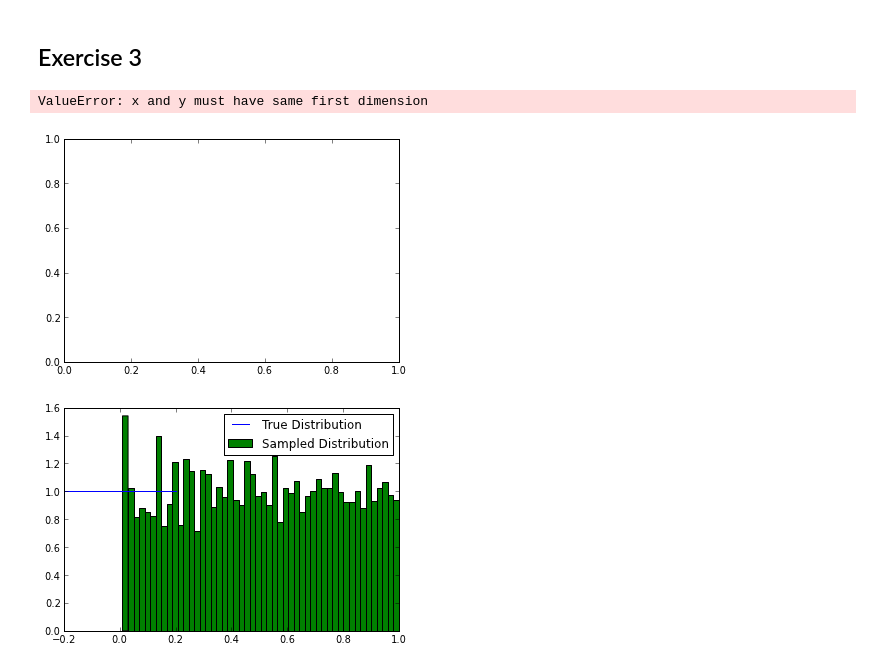
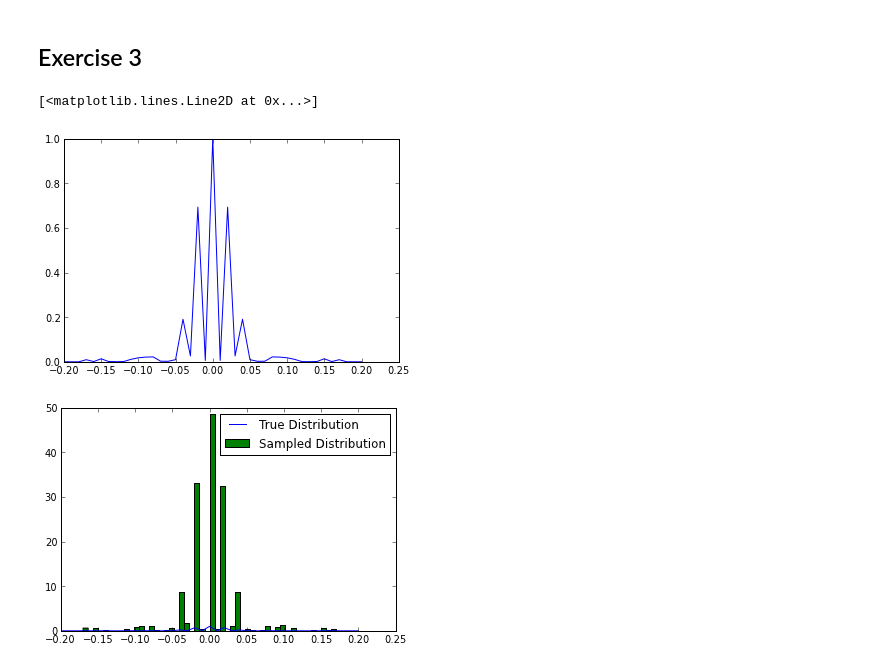
Before and after one commit to kreyno10/PHYS202-S13, a Jupyter notebook: Week8/Random Number and Monte Carlo.ipynb, the cells around one changed output. Saved outputs shown, nothing was run; the diff lists cells and outputs as text; code cells hidden in the pictures.

```diff
--- a/Week8/Random Number and Monte Carlo.ipynb
+++ b/Week8/Random Number and Monte Carlo.ipynb
@@ -177,30 +181,28 @@ print test
 Exercise 3
 -
 # %%
-d = 15 * 10**-6
-a = 10*10**-6
+d = 15 * 10**(-6)
+a = 10*10**(-6)
 L = 1
-lamb = 632.8*1**-9
-x = arange(-0.2, 0.25, 0.05)
-f = lambda x: ((sin(a*pi*x/(lamb*L))/(pi*x*a/(lamb*L))))**2 * ((cos(2*pi*d*x/(lamb*L)))**2)
-prob_dist = []
-for n in x:
-    prob_dist.append(f(i))
-
-sum_prob_dist = np.cumsum(prob_dist)
-norm_prob_dist = sum_dist/sum(prob_dist)
-#plot(x,prob_dist)
-
-photons = distribute1D(x, prob_dist, 10000)
-plot(x, photons)
+lamb = 632.8*10**(-9)
+constSS = (a*pi*x)/(lamb*L)
+constDS = (2*pi*d*x)/(lamb*L)
+x = arange(-0.2, 0.21, 0.01)
+f = lambda x:cos(constDS)**2 * (sin(constSS)/(constSS))**2
+plot(x,f(x))
 # %% [output]
-ValueError: x and y must have same first dimension
+[<matplotlib.lines.Line2D at 0x...>]
-[figure, old version]
+[figure, new version]
+# %%
+prob_dist = zeros(N, float)
+prob_dist = f(x)
+
+photons = distribute1D(x, prob_dist, 10000)
 # %%
-x = arange(-0.2, 0.25, 0.05)
-plot(x, f(x)*max(photons), label="True Distribution")
+x = arange(-0.2, 0.21, 0.01)
+plot(x, f(x), label="True Distribution")
 hist(photons,50,normed=True,label="Sampled Distribution")
 legend(loc=0)
 show()
 # %% [output]
-[figure, old version]
+[figure, new version]
```
Also changed, not shown: parts of 7 cells of this notebook.
